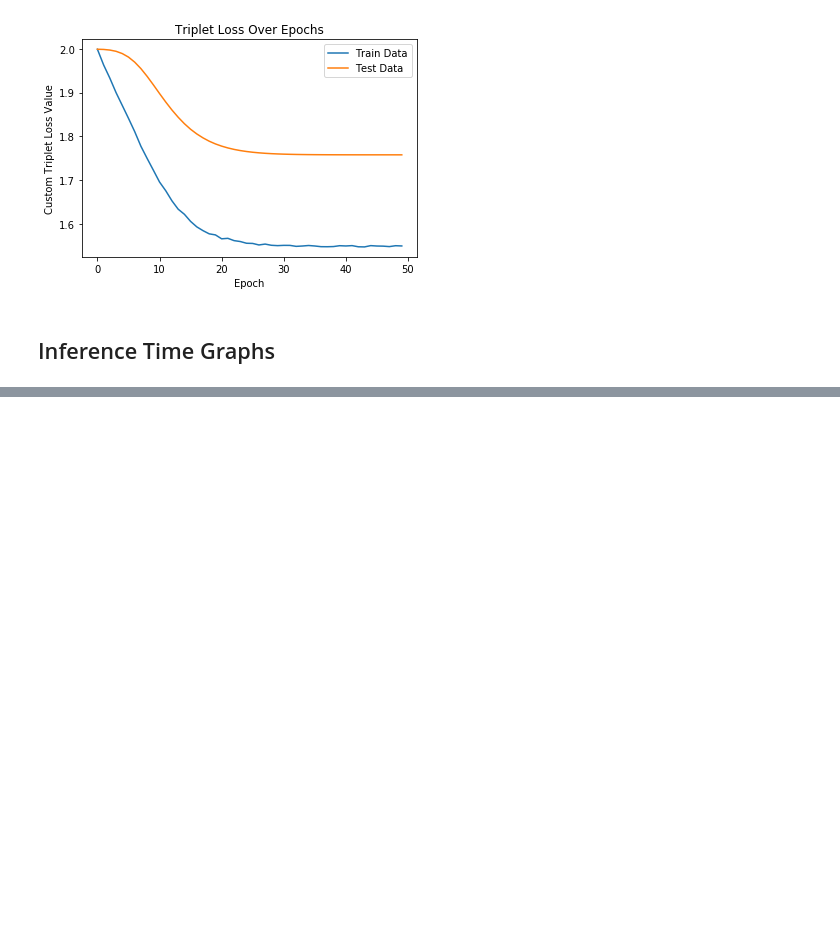
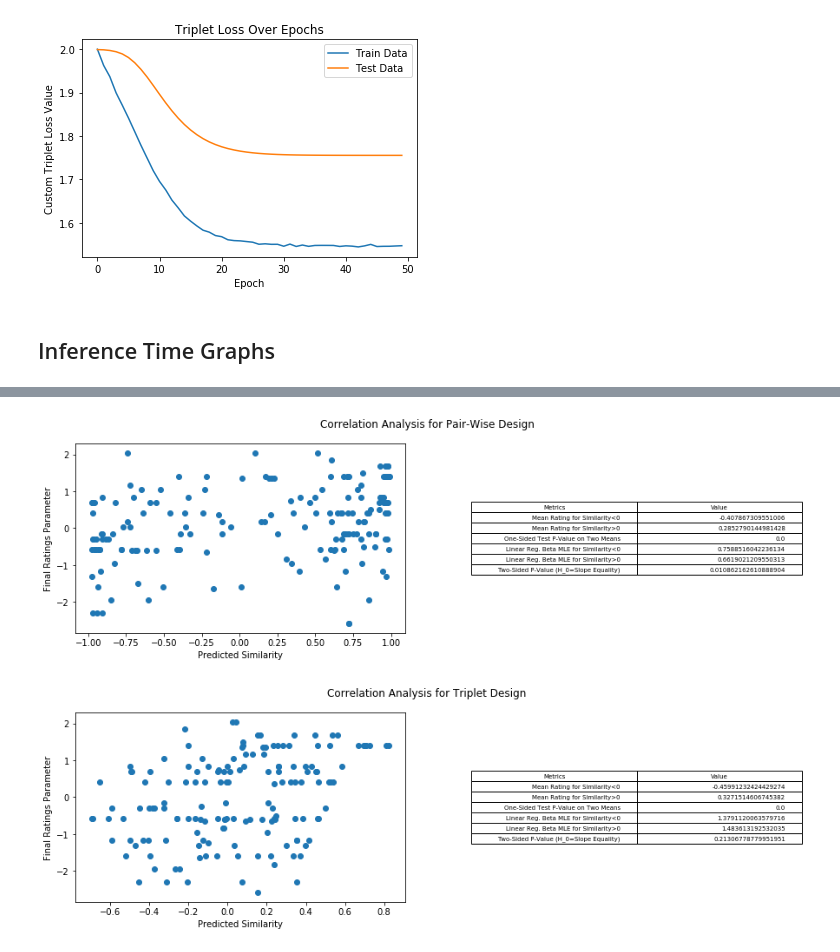
Before and after one commit to navyamehta/recommendation-engines, a Jupyter notebook: PART 4 - Siamese Neural Networks.ipynb, the cells around one changed output, grey strips where cells are left out. Drawn from its saved outputs; the diff is of its cells as text; code cells hidden in the pictures; blank space fills up the shorter version.

```diff
--- a/PART 4 - Siamese Neural Networks.ipynb
+++ b/PART 4 - Siamese Neural Networks.ipynb
@@ -223,0 +253,48 @@ plt.show()
+# %%
+#Correlation Between Deviations from Mean and Predicted Cosine Similarity
+def corranalysis(userseries, itemseries, model, title):
+    plt.figure(figsize=(15,4))
+    np.random.seed(0)
+    randomusers = np.random.choice(intmatrix.shape[0], 10, replace=False)
+    plt.subplot(1,2,1)
+    select = userseries.isin(randomusers)
+    y = pd.concat([userseries,itemseries],axis=1).apply(lambda s: intmatrix[s.values[0], s.values[1]], axis=1)
+    x = model.predict([userseries, itemseries])
+    plt.scatter(x[select],y[select])
+    plt.xlabel("Predicted Similarity")
+    plt.ylabel("Final Ratings Parameter")
+    #Null Hypothesis Testing
+    #Difference in Means of Ratings
+    lowmean, highmean = y[x<0].mean(), y[x>0].mean()
+    lowstd, highstd = y[x<0].std(ddof=1), y[x>0].std(ddof=1)
+    pval = sp.stats.t.cdf(0, len(y[x!=0])-1, loc=highmean-lowmean,
+                             scale=np.sqrt((lowstd**2)/len(y[x<0]) + (highstd**2)/len(y[x>0])))
+    #Maximum Likelihood Estimate for Least Squares Regression Slope
+    lowpred_betaMLE = np.sum((x[x<0]-x[x<0].mean())*(y[x<0]-y[x<0].mean()))/np.sum(
+        (x[x<0]-x[x<0].mean())**2)
+    highpred_betaMLE = np.sum((x[x>0]-x[x>0].mean())*(y[x>0]-y[x>0].mean()))/np.sum(
+        (x[x>0]-x[x>0].mean())**2)
+    lowpred_alphaMLE = y[x<0].mean() - lowpred_betaMLE * x[x<0].mean()
+    lowpred_Se = np.sum((y[x<0] - lowpred_alphaMLE - lowpred_betaMLE*x[x<0])**2)/(np.sum(x<0)-2)
+    term = np.abs(highpred_betaMLE-lowpred_betaMLE)/(lowpred_Se/np.sqrt(np.sum(
+        (x[x<0]-x[x<0].mean())**2)))
+    term = 2-2*sp.stats.t.cdf(term, np.sum(x<0), loc=0, scale=1)
+    metrics = np.array(["Mean Rating for Similarity<0", "Mean Rating for Similarity>0",
+               "One-Sided Test P-Value on Two Means","Linear Reg. Beta MLE for Similarity<0",
+              "Linear Reg. Beta MLE for Similarity>0","Two-Sided P-Value (H_0=Slope Equality)"])
+    values = np.array([lowmean, highmean, pval, lowpred_betaMLE, highpred_betaMLE, term])
+    ax = plt.subplot(1,2,2)
+    ax.axis('tight')
+    ax.axis('off')
+    ax.table(cellText=np.concatenate([metrics.reshape(-1,1), values.reshape(-1,1)],axis=1),
+            colLabels=["Metrics", "Value"], loc="center")
+    plt.suptitle(title)
+    plt.show()
+# %%
+corranalysis(test["User"], test["Item"], model, "Correlation Analysis for Pair-Wise Design")
+triptest = data_test[["Anchor", "Positive"]].append(
+    data_test[["Anchor","Negative"]].rename(columns={"Negative":"Positive"}))
+corranalysis(triptest["Anchor"], triptest["Positive"], TripletModel, "Correlation Analysis for Triplet Design")
+# %% [output]
+[figure, added]
+[figure, added]
```
Also changed, not shown: parts of 2 cells of this notebook, 1 other file.
